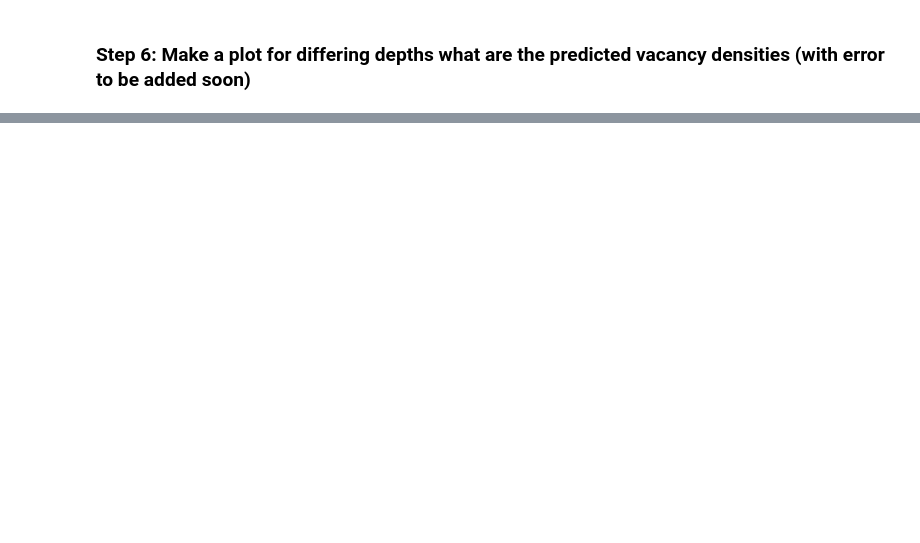
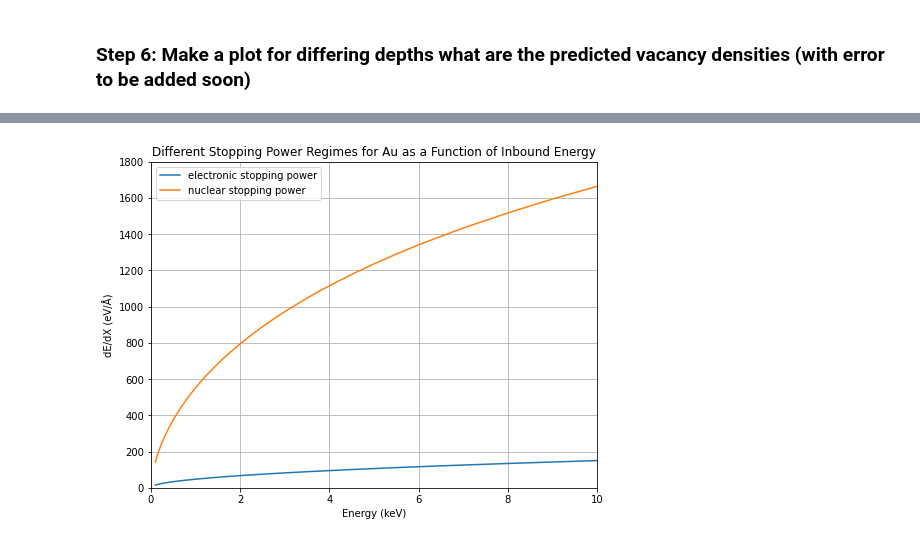
Before and after one commit to katieream/allmywork, a Jupyter notebook: paleodetector/md_vacancies.ipynb, the cells around one changed output, grey strips where cells are left out. Saved outputs shown, nothing was run; the diff lists cells and outputs as text; code cells hidden in the pictures; blank space fills up the shorter version.

```diff
--- a/paleodetector/md_vacancies.ipynb
+++ b/paleodetector/md_vacancies.ipynb
@@ -519,0 +657,13 @@ this is a come se dice tomorrow problem
+# %%
+fig = plt.figure(figsize=(8, 6))
+plt.plot(df['Energy (keV)'].values, df['Electronic Stopping (eV/Å)'].values, label = 'electronic stopping power')
+plt.plot(df['Energy (keV)'].values, df['Nuclear Stopping (eV/Å)'].values, label = 'nuclear stopping power')
+plt.title('Different Stopping Power Regimes for Au as a Function of Inbound Energy')
+plt.xlabel('Energy (keV)')
+plt.ylabel('dE/dX (eV/Å)')
+plt.legend(loc = 'best')
+plt.xlim(0, 10)
+plt.ylim(0, 1800)
+plt.grid(True)
+# %% [output]
+[figure, added]
```
Also changed, not shown: parts of 31 cells of this notebook.
